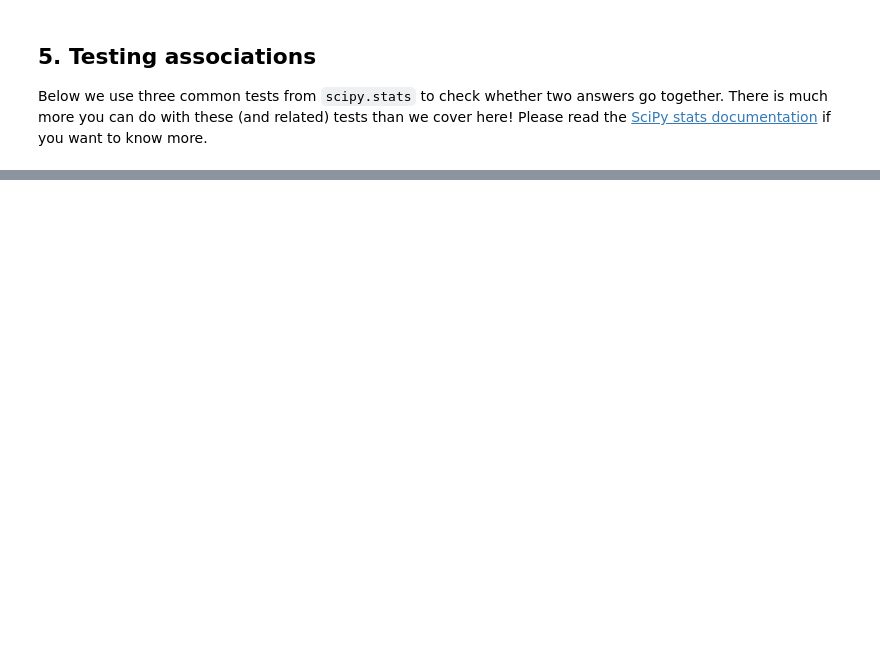
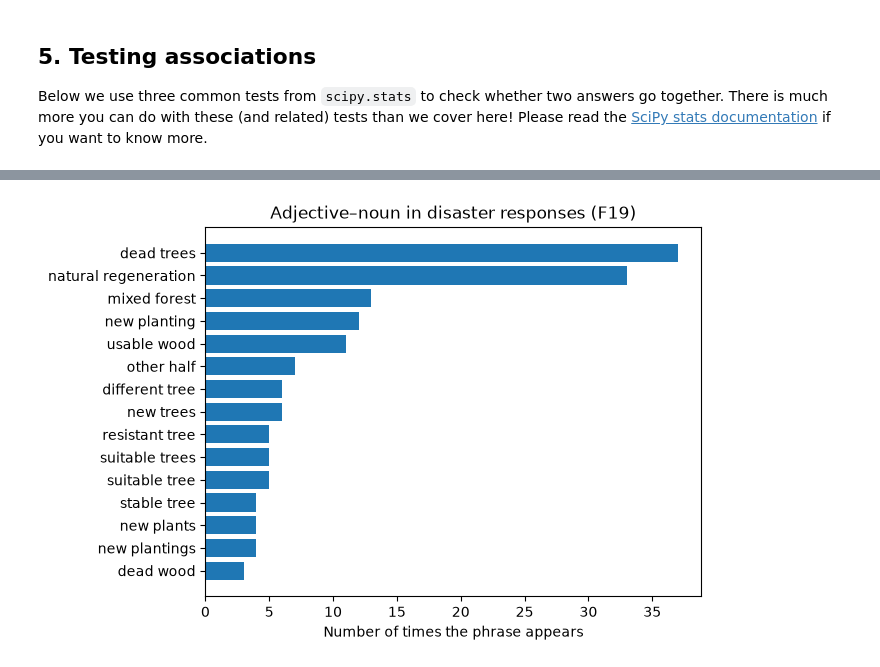
Before and after one commit to future-forests/coding-course, a Jupyter notebook: solutions/05b-survey-data.ipynb, the cells around one changed output, grey strips where cells are left out. Cells and saved outputs as stored; diff of their text form; code cells hidden in the pictures; blank space fills up the shorter version.

```diff
--- a/solutions/05b-survey-data.ipynb
+++ b/solutions/05b-survey-data.ipynb
@@ -399,0 +551,25 @@ plt.show()
+# %%
+from spacy.matcher import Matcher
+
+# Enlgish Adj + Noun vocab model
+MatcherAdjNoun = Matcher(nlp.vocab)
+# Pattern: adjective then noun (e.g. "good day")
+MatcherAdjNoun.add('ADJ_PHRASE', [[{'POS': 'ADJ'}, {'POS': 'NOUN'}]])
+
+KeywordAdjNoun = MatcherAdjNoun(DisasterNLP, as_spans=True)  # return spans (lists of two words)
+NTokens = len(KeywordAdjNoun)
+
+# Collect each phrase (NaN slots are ignored by value_counts)
+Phrases = pd.Series(np.nan, index=range(NTokens), dtype=object)
+
+for i, adjnoun in enumerate(KeywordAdjNoun):
+    Phrases.loc[i] = adjnoun.text.lower()
+
+TopPhrases = Phrases.value_counts().head(15).sort_values()
+
+plt.barh(y=TopPhrases.index, width=TopPhrases)
+plt.xlabel('Number of times the phrase appears')
+plt.title('Adjective–noun in disaster responses (F19)')
+plt.show()
+# %% [output]
+[figure, added]
```
Also changed, not shown: parts of 51 cells of this notebook, 3 other files.
